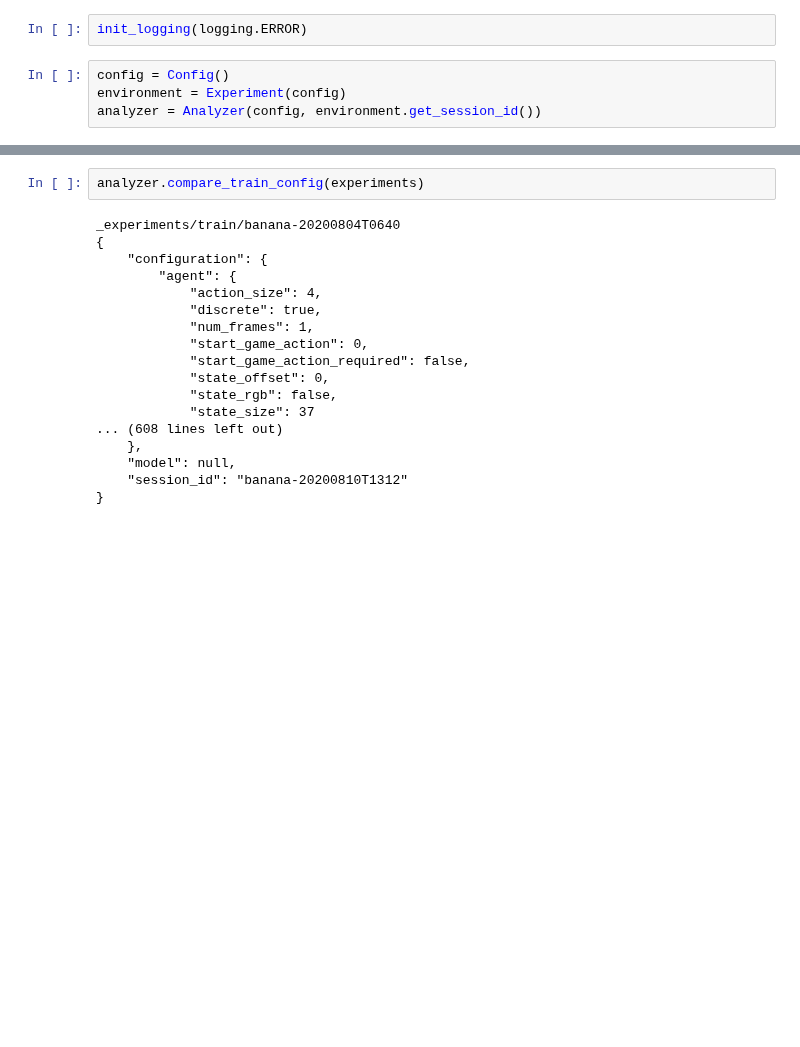
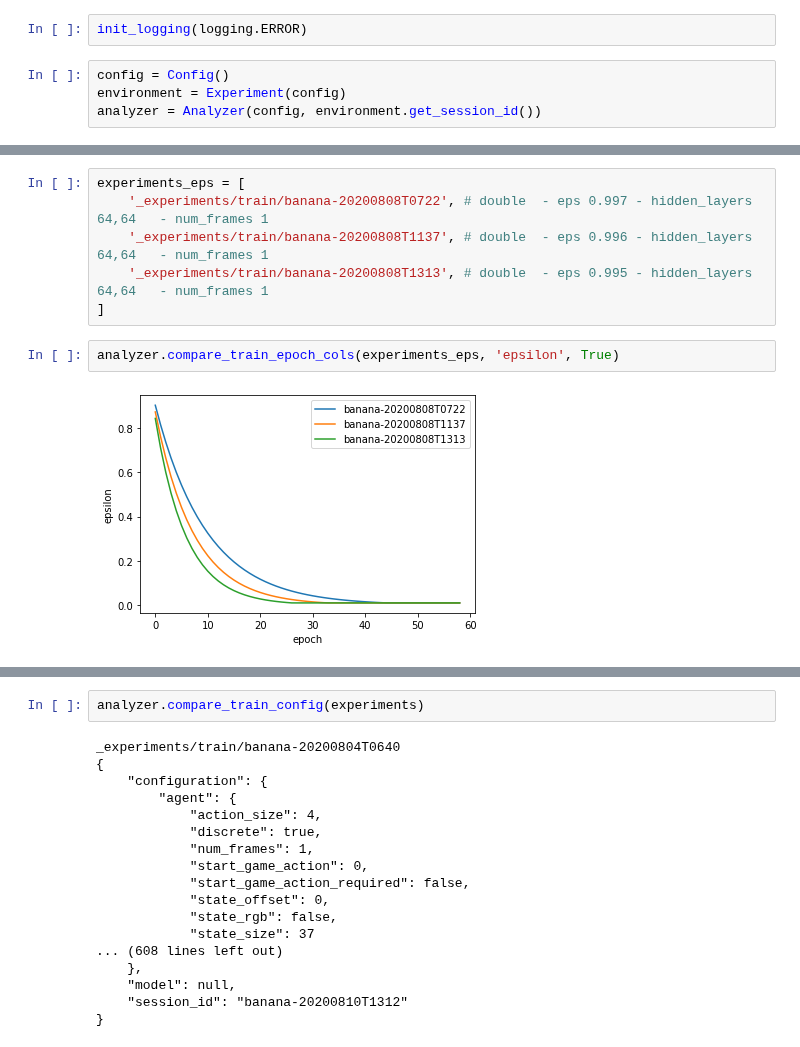
Before and after one commit to miharothl/und-drl-navigation, a Jupyter notebook: analysis.ipynb, the cells around one changed output, grey strips where cells are left out. Saved outputs shown, nothing was run; the diff lists cells and outputs as text; blank space fills up the shorter version.

```diff
--- a/analysis.ipynb
+++ b/analysis.ipynb
@@ -17,0 +37,10 @@ analyzer = Analyzer(config, environment.get_session_id())
+# %%
+experiments_eps = [
+    '_experiments/train/banana-20200808T0722', # double  - eps 0.997 - hidden_layers 64,64   - num_frames 1
+    '_experiments/train/banana-20200808T1137', # double  - eps 0.996 - hidden_layers 64,64   - num_frames 1
+    '_experiments/train/banana-20200808T1313', # double  - eps 0.995 - hidden_layers 64,64   - num_frames 1
+]
+# %%
+analyzer.compare_train_epoch_cols(experiments_eps, 'epsilon', True)
+# %% [output]
+[figure, added]
```
Also changed, not shown: parts of 22 cells of this notebook, 2 other files.
